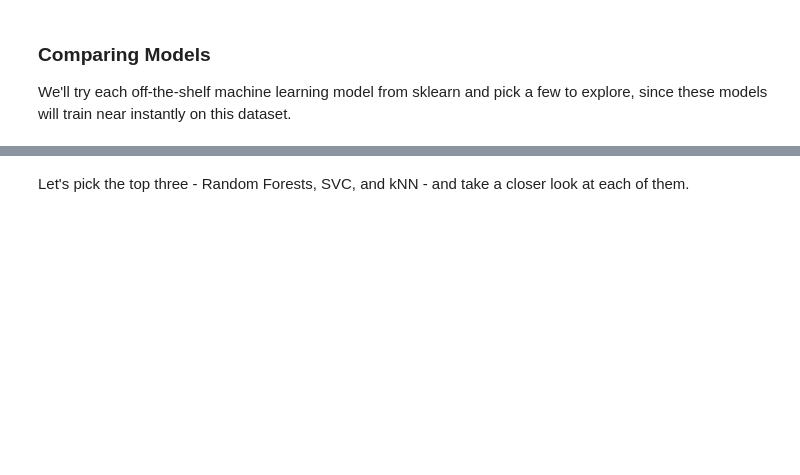
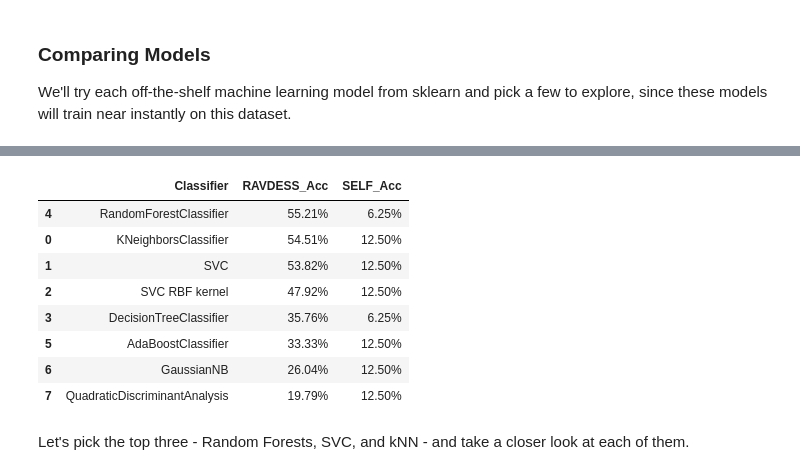
Before and after one commit to IAT-ExploringAI-2025/Week3-ClassicML, a Jupyter notebook: Week_3_MachineLearning.ipynb, the cells around one changed output, grey strips where cells are left out. Saved outputs shown, nothing was run; the diff lists cells and outputs as text; code cells hidden in the pictures; blank space fills up the shorter version.

```diff
--- a/Week_3_MachineLearning.ipynb
+++ b/Week_3_MachineLearning.ipynb
@@ -660,3 +704,47 @@ scores_df
+# %%
+from sklearn.neighbors import KNeighborsClassifier
+from sklearn.svm import SVC
+from sklearn.tree import DecisionTreeClassifier
+from sklearn.ensemble import RandomForestClassifier, AdaBoostClassifier
+from sklearn.naive_bayes import GaussianNB
+from sklearn.discriminant_analysis import QuadraticDiscriminantAnalysis
+
+classification_models = [
+    KNeighborsClassifier(),#(3),
+    SVC(kernel='linear'),#, C=0.025),
+    SVC(kernel='rbf'),
+    DecisionTreeClassifier(),#max_depth=5),
+    RandomForestClassifier(),#max_depth=5, n_estimators=10, max_features=1),
+    AdaBoostClassifier(),
+    GaussianNB(),
+    QuadraticDiscriminantAnalysis()]
+
+scores = []
+for model in classification_models:
+    model.fit(X_train_minmax, y_train)
+
+    acc_rav  = model.score(X_test_minmax, y_test)
+    acc_self = model.score(features_self_minmax, emotions_self)
+
+    model_name = type(model).__name__
+    if model_name == 'SVC' and getattr(model, 'kernel', None) == 'rbf':
+        model_name += ' RBF kernel'
+
+    scores.append([model_name, f'{100*acc_rav:.2f}%', f'{100*acc_self:.2f}%'])
+
+scores_minmax = pd.DataFrame(scores, columns=['Classifier','RAVDESS_Acc','SELF_Acc'])
+scores_minmax = scores_minmax.sort_values('RAVDESS_Acc', ascending=False)
+scores_minmax
+# %% [output]
+|  | Classifier | RAVDESS_Acc | SELF_Acc |
+| 4 | RandomForestClassifier | 55.21% | 6.25% |
+| 0 | KNeighborsClassifier | 54.51% | 12.50% |
+| 1 | SVC | 53.82% | 12.50% |
+| 2 | SVC RBF kernel | 47.92% | 12.50% |
+| 3 | DecisionTreeClassifier | 35.76% | 6.25% |
+| 5 | AdaBoostClassifier | 33.33% | 12.50% |
+| 6 | GaussianNB | 26.04% | 12.50% |
+| 7 | QuadraticDiscriminantAnalysis | 19.79% | 12.50% |
 # %% [markdown]
 Let's pick the top three - Random Forests, SVC, and kNN - and take a closer look at each of them.
 # %% [markdown]
```
Also changed, not shown: parts of 2 cells of this notebook.
